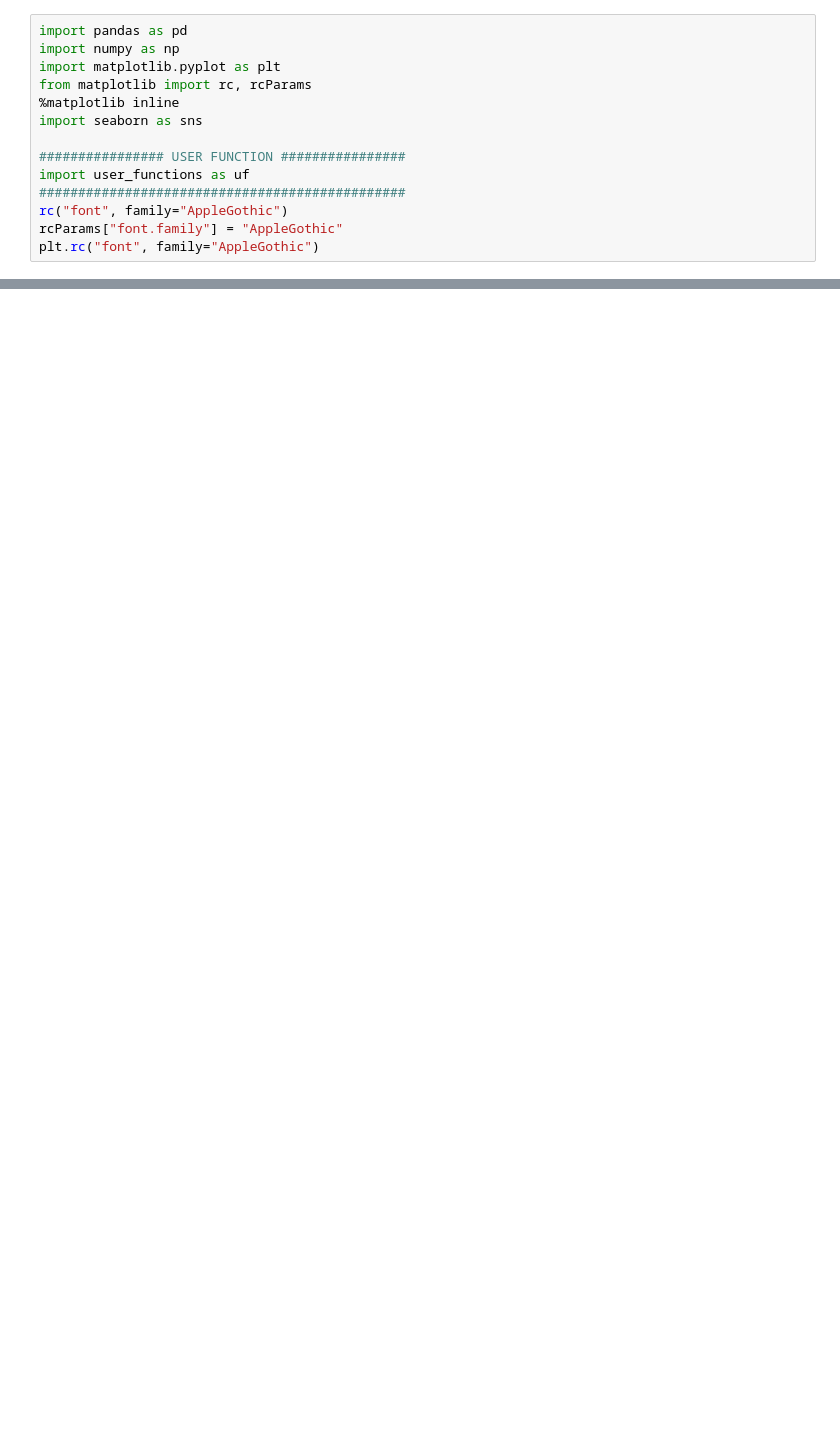
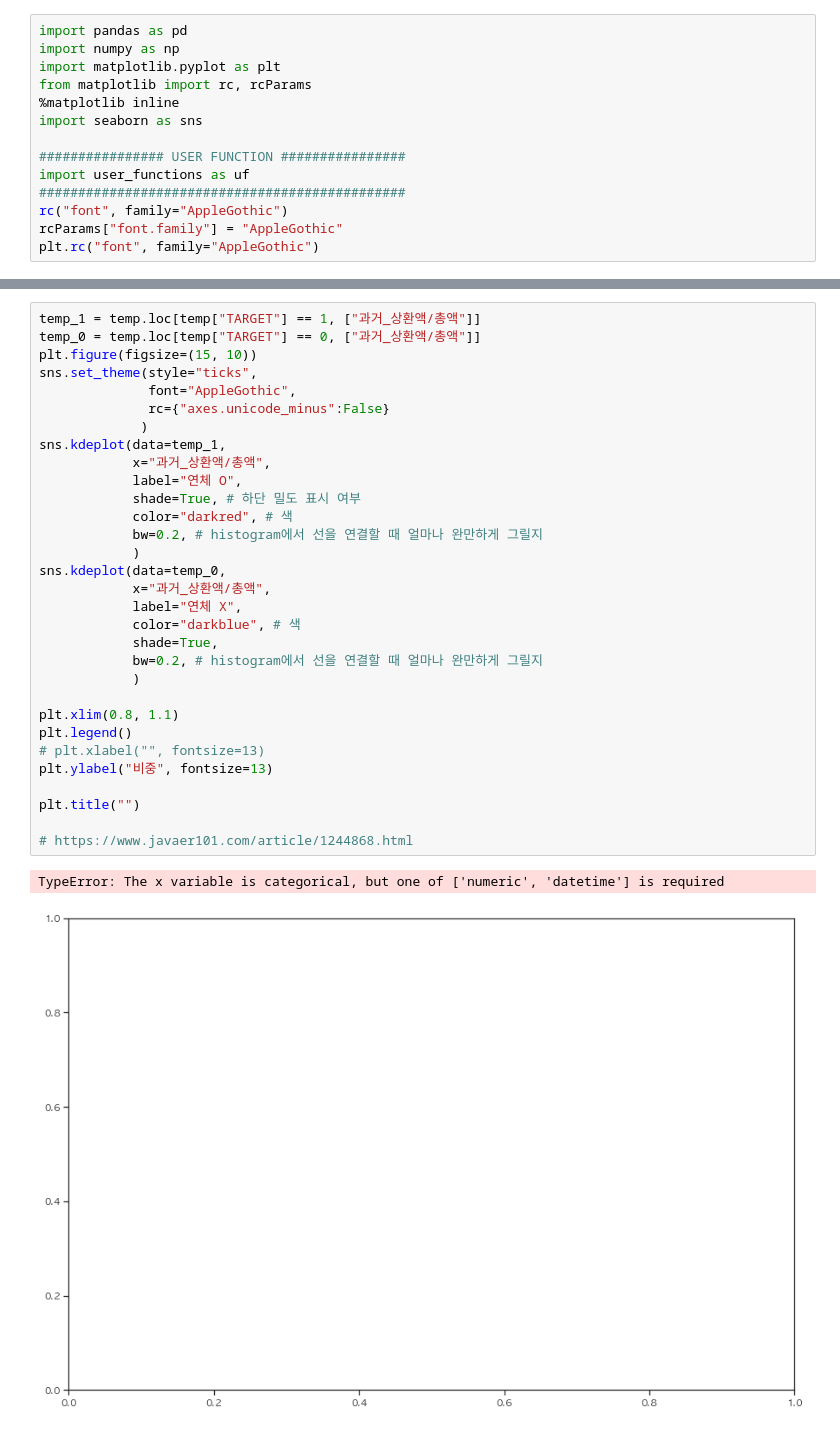
Before and after one commit to kkiyou/default-risk, a Jupyter notebook: sungjune/visualization.ipynb, the cells around one changed output, grey strips where cells are left out. Drawn from its saved outputs; the diff is of its cells as text; blank space fills up the shorter version.

```diff
--- a/sungjune/visualization.ipynb
+++ b/sungjune/visualization.ipynb
@@ -58 +139,35 @@ uf.box_plot(pos_cash_ds, "소액연체비중(pos_cash)")
+# %%
+temp_1 = temp.loc[temp["TARGET"] == 1, ["과거_상환액/총액"]]
+temp_0 = temp.loc[temp["TARGET"] == 0, ["과거_상환액/총액"]]
+plt.figure(figsize=(15, 10))
+sns.set_theme(style="ticks",
+              font="AppleGothic",
+              rc={"axes.unicode_minus":False}
+             )
+sns.kdeplot(data=temp_1,
+            x="과거_상환액/총액",
+            label="연체 O",
+            shade=True, # 하단 밀도 표시 여부
+            color="darkred", # 색
+            bw=0.2, # histogram에서 선을 연결할 때 얼마나 완만하게 그릴지
+            )
+sns.kdeplot(data=temp_0,
+            x="과거_상환액/총액",
+            label="연체 X",
+            color="darkblue", # 색
+            shade=True,
+            bw=0.2, # histogram에서 선을 연결할 때 얼마나 완만하게 그릴지
+            )
+
+plt.xlim(0.8, 1.1)
+plt.legend()
+# plt.xlabel("", fontsize=13)
+plt.ylabel("비중", fontsize=13)
+
+plt.title("")
+
+# https://www.javaer101.com/article/1244868.html
+# %% [output]
+TypeError: The x variable is categorical, but one of ['numeric', 'datetime'] is required
+[figure, added]
 # %%
```
Also changed, not shown: parts of 15 cells of this notebook, 5 other files.
